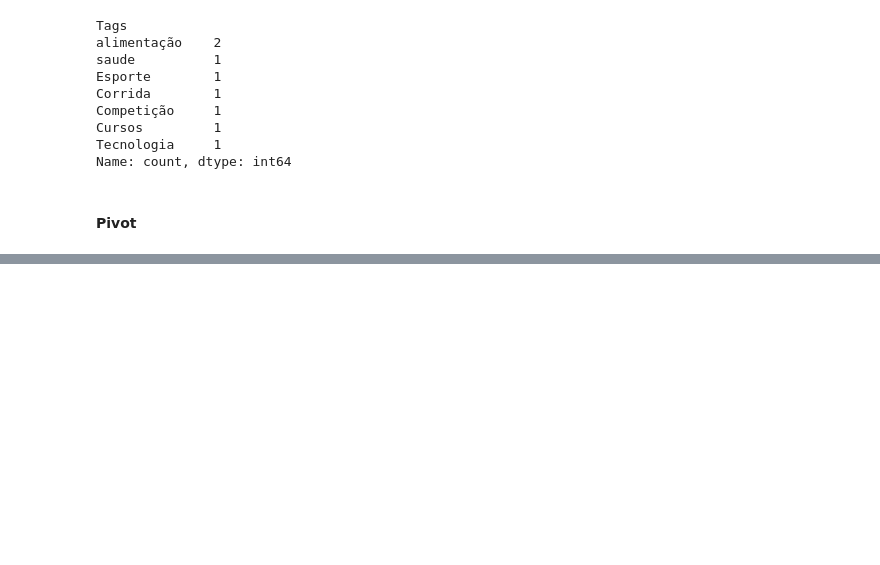
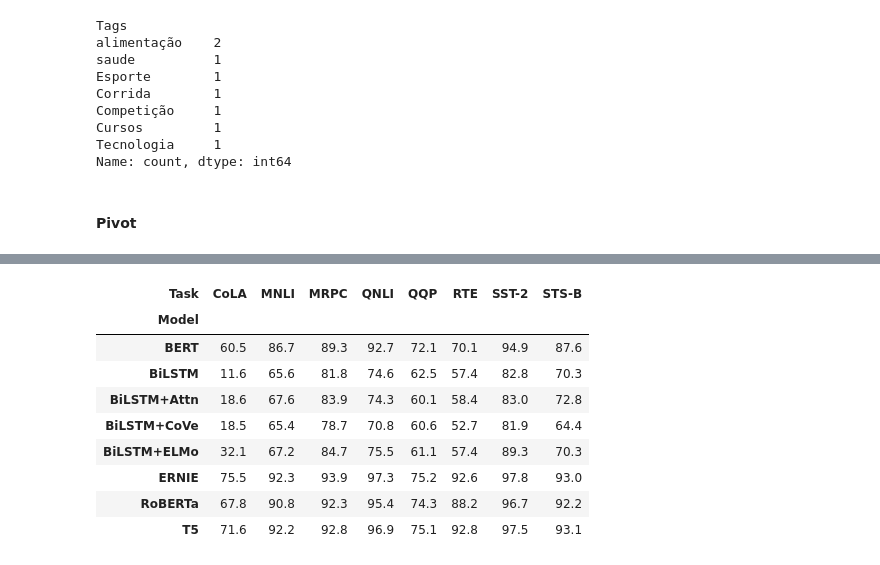
Before and after one commit to RegianeRSilva/curso, a Jupyter notebook: Aula 14 - Data Wrangling II/Aula 14 - Meu resumo.ipynb, the cells around one changed output, grey strips where cells are left out. Saved outputs shown, nothing was run; the diff lists cells and outputs as text; code cells hidden in the pictures; blank space fills up the shorter version.

```diff
--- a/Aula 14 - Data Wrangling II/Aula 14 - Meu resumo.ipynb
+++ b/Aula 14 - Data Wrangling II/Aula 14 - Meu resumo.ipynb
@@ -420,0 +448,15 @@ A função pivot() retorna um novo DataFrame com a estrutura pivotada, onde os v
+# %%
+# Dataframe.funçao('Index', 'Coluna', 'Valores')
+# df_sns.pivot('Model', 'Task', "Score")
+df_sns.pivot(index='Model', columns='Task', values='Score')
+# %% [output]
+| Task | CoLA | MNLI | MRPC | QNLI | QQP | RTE | SST-2 | STS-B |
+| Model |  |  |  |  |  |  |  |  |
+| BERT | 60.5 | 86.7 | 89.3 | 92.7 | 72.1 | 70.1 | 94.9 | 87.6 |
+| BiLSTM | 11.6 | 65.6 | 81.8 | 74.6 | 62.5 | 57.4 | 82.8 | 70.3 |
+| BiLSTM+Attn | 18.6 | 67.6 | 83.9 | 74.3 | 60.1 | 58.4 | 83.0 | 72.8 |
+| BiLSTM+CoVe | 18.5 | 65.4 | 78.7 | 70.8 | 60.6 | 52.7 | 81.9 | 64.4 |
+| BiLSTM+ELMo | 32.1 | 67.2 | 84.7 | 75.5 | 61.1 | 57.4 | 89.3 | 70.3 |
+| ERNIE | 75.5 | 92.3 | 93.9 | 97.3 | 75.2 | 92.6 | 97.8 | 93.0 |
+| RoBERTa | 67.8 | 90.8 | 92.3 | 95.4 | 74.3 | 88.2 | 96.7 | 92.2 |
+| T5 | 71.6 | 92.2 | 92.8 | 96.9 | 75.1 | 92.8 | 97.5 | 93.1 |
```
Also changed, not shown: parts of 16 cells of this notebook.
